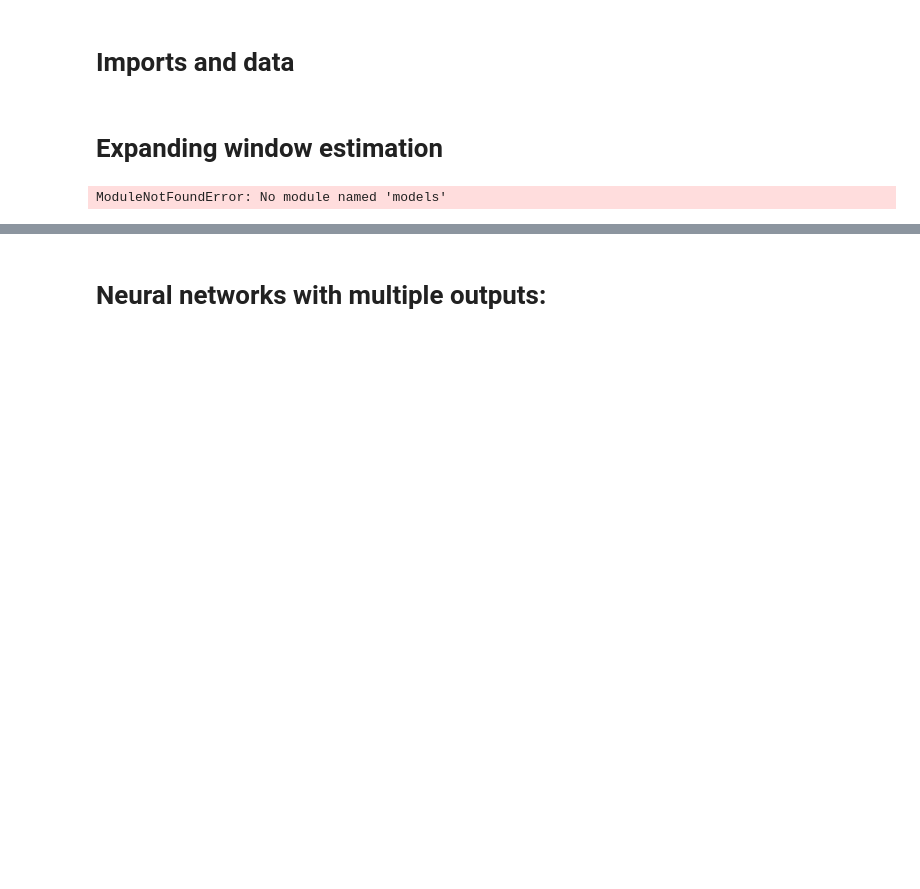
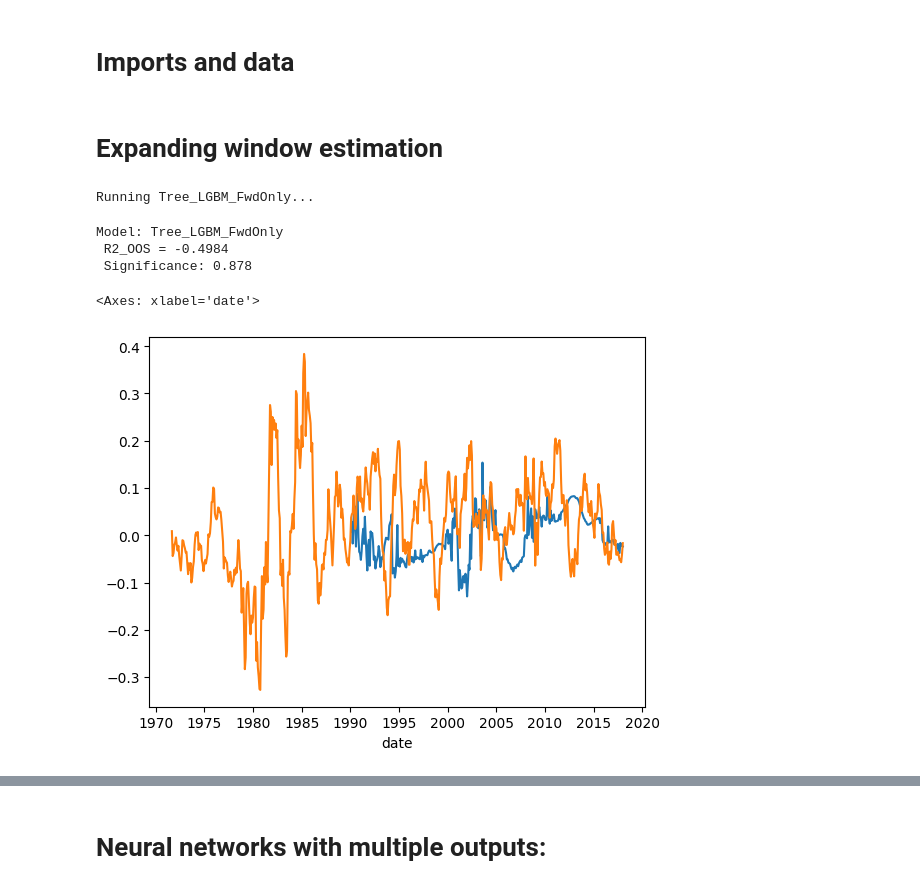
Before and after one commit to ulriktandberg/TIO4900-Replication, a Jupyter notebook: notebooks/init.ipynb, the cells around one changed output, grey strips where cells are left out. Cells and saved outputs as stored; diff of their text form; code cells hidden in the pictures; blank space fills up the shorter version.

```diff
--- a/notebooks/init.ipynb
+++ b/notebooks/init.ipynb
@@ -91,7 +87,6 @@ from models.gbt import *
 from models.linear import *
 from models.tree import *
 from tqdm import tqdm
-from joblib import Parallel, delayed
 
 OOS_start = pd.Timestamp('1990-01-31')
 
@@ -123,42 +118,51 @@ macro_models = {
 }
 
 forward_only_models = {
-    'lasso_forward': LassoModel(series='forward', alphas=[0]),
-    # 'ridge_forward': RidgeModel(series='forward'),
+    # 'lasso_forward': LassoModel(series='forward', alphas=[0.1, 0.01, 0.001]),
+    # 'ridge_forward': RidgeModel(series='forward', alphas=[0.1]),
     # 'pcr_forward': PCABaselineModel(components=3, series='forward'),
     # 'pcr_extra_trees_forward': ExtraTreesForwardModel(scale=True, use_pca=True, n_components=5, tune_every=60),
     # 'pcr_random_forest_forward': RandomForestForwardModel(scale=True, use_pca=True, n_components=5, tune_every=60),
+    # 'm1': RegularizedLinearModel(model_type="lasso", tune_every=1, alphas=[0.01], include_fred=True)
 }
 
 tree_models = {
     # "Tree_RF": FwdFredTreeEnsemble1D(estimator="rf"),
     # "Tree_ET": FwdFredTreeEnsemble1D(estimator="ef"),
     # "Tree_XGB": FwdFredTreeEnsemble1D(estimator="xgb"),
     # "Tree_LGBM": FwdFredTreeEnsemble1D(estimator="lgbm"),
 
     # # Forward-only variants:
     # "Tree_RF_FwdOnly": FwdFredTreeEnsemble1D(estimator="rf", include_fred=False),
     # "Tree_ET_FwdOnly": FwdFredTreeEnsemble1D(estimator="ef", include_fred=False),
     # "Tree_XGB_FwdOnly": FwdFredTreeEnsemble1D(estimator="xgb", include_fred=False),
-    # "Tree_LGBM_FwdOnly": FwdFredTreeEnsemble1D(estimator="lgbm", include_fred=False)
+    "Tree_LGBM_FwdOnly": FwdFredTreeEnsemble1D(estimator="lgbm", include_fred=False)
 }
 
 all_models = {**benchmark_models, **macro_models, **forward_only_models, **tree_models}
 
 y = xr['120'].values # 10-year overlapping excess returns
-# y = monthly_xr['120'].values # 1-month excess returns
-
+# y = monthly_xr['24'].values # 1-month excess returns
+GAP = 11
 for name, model in all_models.items():
     print(f"Running {name}...")
     y_forecast_bianchi = wu.expanding_window(
         model, X, y, dates, OOS_start,
-        gap=11,         # gap = 11 for annual yields
+        gap=GAP,         # gap = 11 for annual yields
         refit_freq=1,     # Refit every month
     )
 
-    r2 = wu.oos_r2(y, y_forecast_bianchi)
-    print(f"Model: {name}\n R2_OOS = {r2:.4f}\n Significance: {bu.RSZ_Signif(y, y_forecast_bianchi):.3f}\n")
+    r2 = wu.oos_r2(y, y_forecast_bianchi, gap=GAP)
+    print(f"Model: {name}\n R2_OOS = {r2:.4f}\n Significance: {bu.RSZ_Signif(y, y_forecast_bianchi, gap=GAP):.3f}\n")
+
+sns.lineplot(y=y_forecast_bianchi, x=yields.index)
+sns.lineplot(y=y, x=yields.index)
 # %% [output]
-ModuleNotFoundError: No module named 'models'
+Running Tree_LGBM_FwdOnly...
+Model: Tree_LGBM_FwdOnly
+ R2_OOS = -0.4984
+ Significance: 0.878
+<Axes: xlabel='date'>
+[figure, added]
 # %%
 MATURITIES = ['24','36','48','60','84','120']
```
Also changed, not shown: parts of 10 cells of this notebook, 1 other file.
